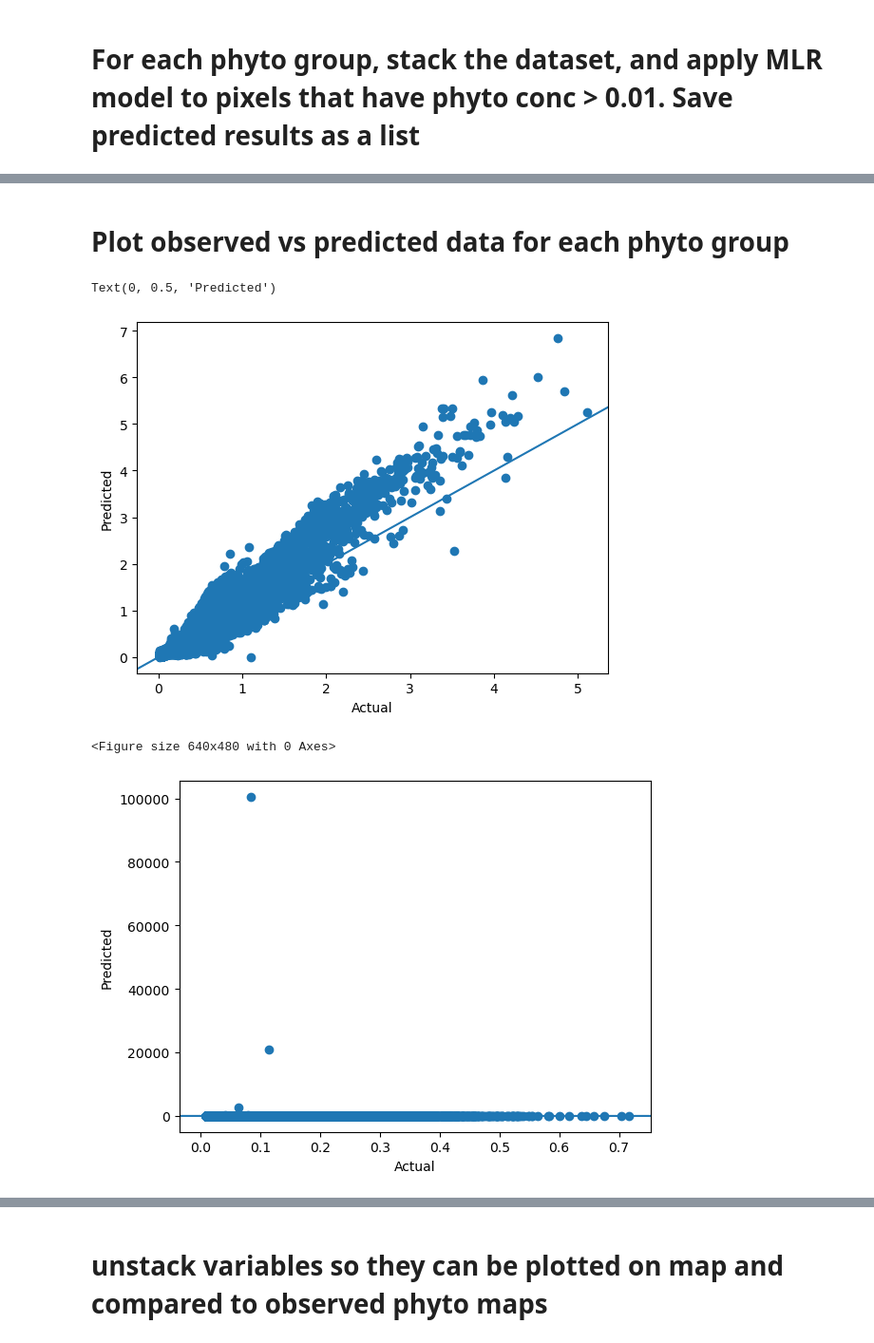
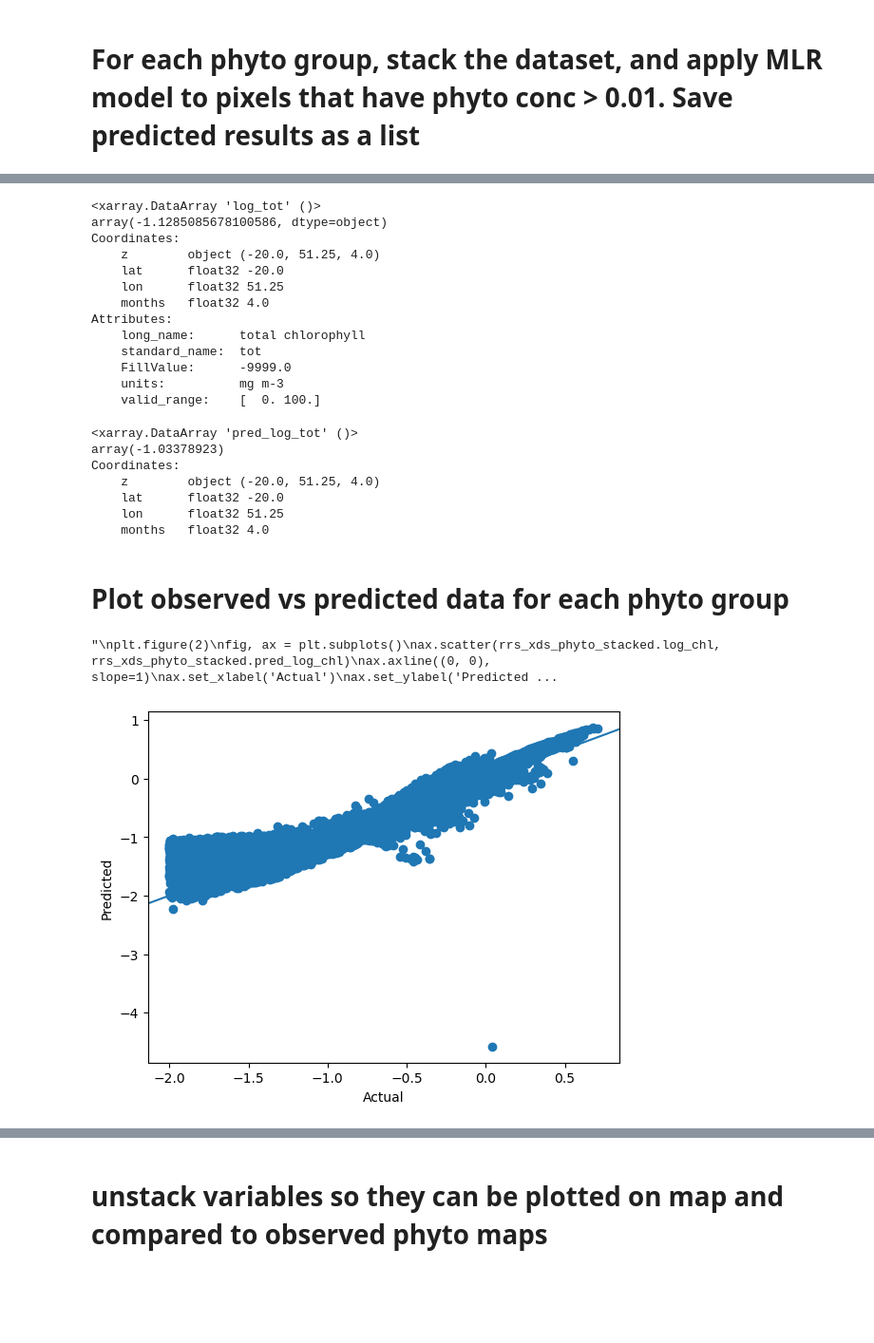
Before and after one commit to aewindle110/PCC_OASIM, a Jupyter notebook: 4_applying_MLR_algs_to_all_data.ipynb, the cells around one changed output, grey strips where cells are left out. Shown at 95% size. Drawn from its saved outputs; the diff is of its cells as text; code cells hidden in the pictures; blank space fills up the shorter version.

```diff
--- a/4_applying_MLR_algs_to_all_data.ipynb
+++ b/4_applying_MLR_algs_to_all_data.ipynb
@@ -52,11 +79,18 @@ for i in range(len(env_vars)):
 # Read in csv's that contain selected_features, coefs, and int for each phyto
 # %%
 tot = pd.read_csv('/glusteruser/awindled/tot.csv')
+tot.name = 'tot'
 chl = pd.read_csv('/glusteruser/awindled/chl.csv')
+chl.name = 'chl'
 dia = pd.read_csv('/glusteruser/awindled/dia.csv')
+dia.name = 'dia'
 coc = pd.read_csv('/glusteruser/awindled/coc.csv')
+coc.name = 'coc'
 cya = pd.read_csv('/glusteruser/awindled/cya.csv')
+cya.name = 'cya'
 din = pd.read_csv('/glusteruser/awindled/din.csv')
+din.name = 'din'
 pha = pd.read_csv('/glusteruser/awindled/pha.csv')
+pha.name = 'pha'
 # %% [markdown]
 # For each phyto group, stack the dataset, and apply MLR model to pixels that have phyto conc > 0.01. Save predicted results as a list
@@ -132 +123,9 @@ print(len(pred_dia))
+# %%
+pred_log_tot = apply_MLR(phyto_csv=tot)
+#pred_log_chl = apply_MLR(phyto_csv=chl)
+#pred_log_dia = apply_MLR(phyto_csv=dia)
+#pred_log_coc = apply_MLR(phyto_csv=coc)
+#pred_log_cya = apply_MLR(phyto_csv=cya)
+#pred_log_din = apply_MLR(phyto_csv=din)
+#pred_log_pha = apply_MLR(phyto_csv=pha)
 # %% [markdown]
@@ -156,0 +133,8 @@ Data variables: (12/21)
+# %%
+vars = ['tot', 'chl', 'dia', 'coc', 'cya', 'din', 'pha', 'log_tot', 'log_chl', 'log_dia', 'log_coc', 'log_cya', 'log_din', 'log_pha']
+
+rrs_xds_phyto = rrs_xds[vars]
+rrs_xds_phyto_stacked = rrs_xds_phyto.stack(z=("lat", "lon", "months"))
+rrs_xds_phyto_stacked = rrs_xds_phyto_stacked.assign(pred_log_tot=("z", pred_log_tot))#,
+                                                #pred_log_chl=("z", pred_log_chl), pred_log_dia=("z", pred_log_dia))
+rrs_xds_phyto_stacked
@@ -156,0 +159,7 @@ Data variables: (12/21)
+# %%
+vars = ['log_tot', 'log_chl', 'log_dia', 'log_coc', 'log_cya', 'log_din', 'log_pha']
+
+for i in range(len(vars)):
+    #rrs_xds_phyto_stacked[vars[i]] = xr.where(rrs_xds_phyto_stacked[vars[i]] > (10**0.01), rrs_xds_phyto_stacked[vars[i]], np.nan)
+    rrs_xds_phyto_stacked[vars[i]] = rrs_xds_phyto_stacked[vars[i]].where(rrs_xds_phyto_stacked[vars[i]] < 10**0.01, other='nan')
+rrs_xds_phyto_stacked
@@ -157,28 +196,53 @@ Data variables: (12/21)
+# %%
+rrs_xds_phyto_stacked.log_tot[334000]
+# %% [output]
+<xarray.DataArray 'log_tot' ()>
+array(-1.1285085678100586, dtype=object)
+Coordinates:
+    z        object (-20.0, 51.25, 4.0)
+    lat      float32 -20.0
+    lon      float32 51.25
+    months   float32 4.0
+Attributes:
+    long_name:      total chlorophyll
+    standard_name:  tot
+    FillValue:      -9999.0
+    units:          mg m-3
+    valid_range:    [  0. 100.]
+# %%
+rrs_xds_phyto_stacked.pred_log_tot[334000]
+# %% [output]
+<xarray.DataArray 'pred_log_tot' ()>
+array(-1.03378923)
+Coordinates:
+    z        object (-20.0, 51.25, 4.0)
+    lat      float32 -20.0
+    lon      float32 51.25
+    months   float32 4.0
 # %% [markdown]
 # Plot observed vs predicted data for each phyto group
 # %%
 fig, ax = plt.subplots()
 
-ax.scatter(rrs_xds_tot_stacked.tot, rrs_xds_tot_stacked.pred_tot)
+ax.scatter(rrs_xds_phyto_stacked.log_tot, rrs_xds_phyto_stacked.pred_log_tot)
 ax.axline((0, 0), slope=1)
 ax.set_xlabel('Actual')
 ax.set_ylabel('Predicted')
-
+'''
 plt.figure(2)
 fig, ax = plt.subplots()
-ax.scatter(rrs_xds_tot_stacked.chl, rrs_xds_tot_stacked.pred_chl)
+ax.scatter(rrs_xds_phyto_stacked.log_chl, rrs_xds_phyto_stacked.pred_log_chl)
 ax.axline((0, 0), slope=1)
 ax.set_xlabel('Actual')
 ax.set_ylabel('Predicted')
 
 plt.figure(3)
 fig, ax = plt.subplots()
-ax.scatter(rrs_xds_tot_stacked.dia, rrs_xds_tot_stacked.pred_dia)
+ax.scatter(rrs_xds_phyto_stacked.log_dia, rrs_xds_phyto_stacked.pred_log_dia)
 ax.axline((0, 0), slope=1)
 ax.set_xlabel('Actual')
 ax.set_ylabel('Predicted')
+'''
 # %% [output]
-Text(0, 0.5, 'Predicted')
+"\nplt.figure(2)\nfig, ax = plt.subplots()\nax.scatter(rrs_xds_phyto_stacked.log_chl, rrs_xds_phyto_stacked.pred_log_chl)\nax.axline((0, 0), slope=1)\nax.set_xlabel('Actual')\nax.set_ylabel('Predicted ...
-[figure, old version]
+[figure, new version]
-<Figure size 640x480 with 0 Axes>
-[figure, removed]
```
Also changed, not shown: parts of 15 cells of this notebook, 3 other files.
